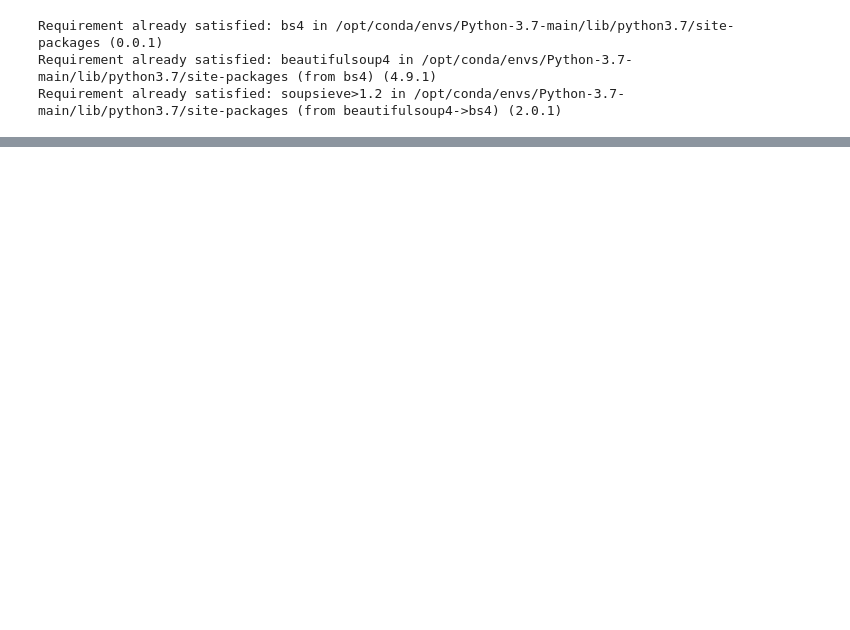
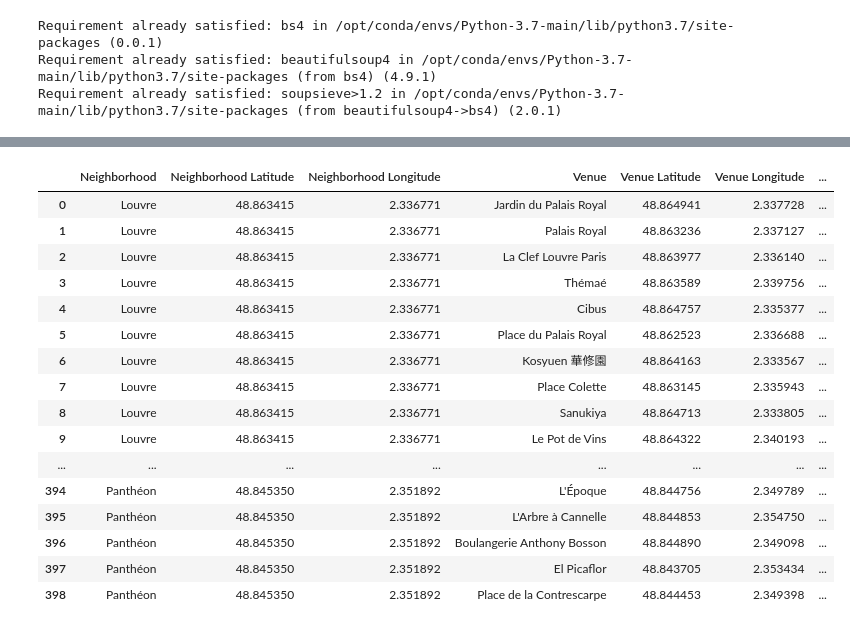
Before and after one commit to Zhanna-Kiselova/Coursera-Projects, a Jupyter notebook: Coursera_Capstone.ipynb, the cells around one changed output, grey strips where cells are left out. Saved outputs shown, nothing was run; the diff lists cells and outputs as text; code cells hidden in the pictures; blank space fills up the shorter version.

```diff
--- a/Coursera_Capstone.ipynb
+++ b/Coursera_Capstone.ipynb
@@ -33,0 +174,3 @@ Requirement already satisfied: soupsieve>1.2 in /opt/conda/envs/Python-3.7-main/
+# %%
+g = geocoder.google('Paris, France')
+g.latlng
@@ -33,0 +319,12 @@ Requirement already satisfied: soupsieve>1.2 in /opt/conda/envs/Python-3.7-main/
+# %%
+LIMIT = 100 # limit of number of venues returned by Foursquare API
+radius = 500 # define radius
+url = 'https://api.foursquare.com/v2/venues/explore?&client_id={}&client_secret={}&v={}&ll={},{}&radius={}&limit={}'.format(
+    CLIENT_ID,
+    CLIENT_SECRET,
+    VERSION,
+    neighborhood_latitude,
+    neighborhood_longitude,
+    radius,
+    LIMIT)
+url # display URL
@@ -33,0 +333,3 @@ Requirement already satisfied: soupsieve>1.2 in /opt/conda/envs/Python-3.7-main/
+# %%
+results = requests.get(url).json()
+results
@@ -33,0 +396,49 @@ Requirement already satisfied: soupsieve>1.2 in /opt/conda/envs/Python-3.7-main/
+# %%
+#creating a function that repeats the same process to all districts in Paris
+def getNearbyVenues(names, latitudes, longitudes, radius=500):
+
+    venues_list=[]
+    for name, lat, lng in zip(names, latitudes, longitudes):
+        print(name)
+
+        # create the API request URL
+        url = 'https://api.foursquare.com/v2/venues/explore?&client_id={}&client_secret={}&v={}&ll={},{}&radius={}&limit={}'.format(
+            CLIENT_ID,
+            CLIENT_SECRET,
+            VERSION,
+            lat,
+            lng,
+            radius,
+            LIMIT)
+
+        # make the GET request
+        results = requests.get(url).json()["response"]['groups'][0]['items']
+
+        # return only relevant information for each nearby venue
+        venues_list.append([(
+            name,
+            lat,
+            lng,
+            v['venue']['name'],
+            v['venue']['location']['lat'],
+            v['venue']['location']['lng'],
+            v['venue']['categories'][0]['name']) for v in results])
+
+    nearby_venues = pd.DataFrame([item for venue_list in venues_list for item in venue_list])
+    nearby_venues.columns = ['Neighborhood',
+                  'Neighborhood Latitude',
+                  'Neighborhood Longitude',
+                  'Venue',
+                  'Venue Latitude',
+                  'Venue Longitude',
+                  'Venue Category']
+
+    return(nearby_venues)
+
+#writing the code to run the above function on each neighborhood and create a new dataframe called paris_venues.
+paris_venues = getNearbyVenues(names=paris_data['District_Name'],
+                                   latitudes=paris_data['Latitude'],
+                                   longitudes=paris_data['Longitude']
+                                  )
+paris_venues
+# %% [output]
@@ -33,0 +465,17 @@ Requirement already satisfied: soupsieve>1.2 in /opt/conda/envs/Python-3.7-main/
+|  | Neighborhood | Neighborhood Latitude | Neighborhood Longitude | Venue | Venue Latitude | Venue Longitude | ... |
+| 0 | Louvre | 48.863415 | 2.336771 | Jardin du Palais Royal | 48.864941 | 2.337728 | ... |
+| 1 | Louvre | 48.863415 | 2.336771 | Palais Royal | 48.863236 | 2.337127 | ... |
+| 2 | Louvre | 48.863415 | 2.336771 | La Clef Louvre Paris | 48.863977 | 2.336140 | ... |
+| 3 | Louvre | 48.863415 | 2.336771 | Thémaé | 48.863589 | 2.339756 | ... |
+| 4 | Louvre | 48.863415 | 2.336771 | Cibus | 48.864757 | 2.335377 | ... |
+| 5 | Louvre | 48.863415 | 2.336771 | Place du Palais Royal | 48.862523 | 2.336688 | ... |
+| 6 | Louvre | 48.863415 | 2.336771 | Kosyuen 華修園 | 48.864163 | 2.333567 | ... |
+| 7 | Louvre | 48.863415 | 2.336771 | Place Colette | 48.863145 | 2.335943 | ... |
+| 8 | Louvre | 48.863415 | 2.336771 | Sanukiya | 48.864713 | 2.333805 | ... |
+| 9 | Louvre | 48.863415 | 2.336771 | Le Pot de Vins | 48.864322 | 2.340193 | ... |
+| ... | ... | ... | ... | ... | ... | ... | ... |
+| 394 | Panthéon | 48.845350 | 2.351892 | L'Époque | 48.844756 | 2.349789 | ... |
+| 395 | Panthéon | 48.845350 | 2.351892 | L'Arbre à Cannelle | 48.844853 | 2.354750 | ... |
+| 396 | Panthéon | 48.845350 | 2.351892 | Boulangerie Anthony Bosson | 48.844890 | 2.349098 | ... |
+| 397 | Panthéon | 48.845350 | 2.351892 | El Picaflor | 48.843705 | 2.353434 | ... |
+| 398 | Panthéon | 48.845350 | 2.351892 | Place de la Contrescarpe | 48.844453 | 2.349398 | ... |
```
Also changed, not shown: parts of 50 cells of this notebook.
